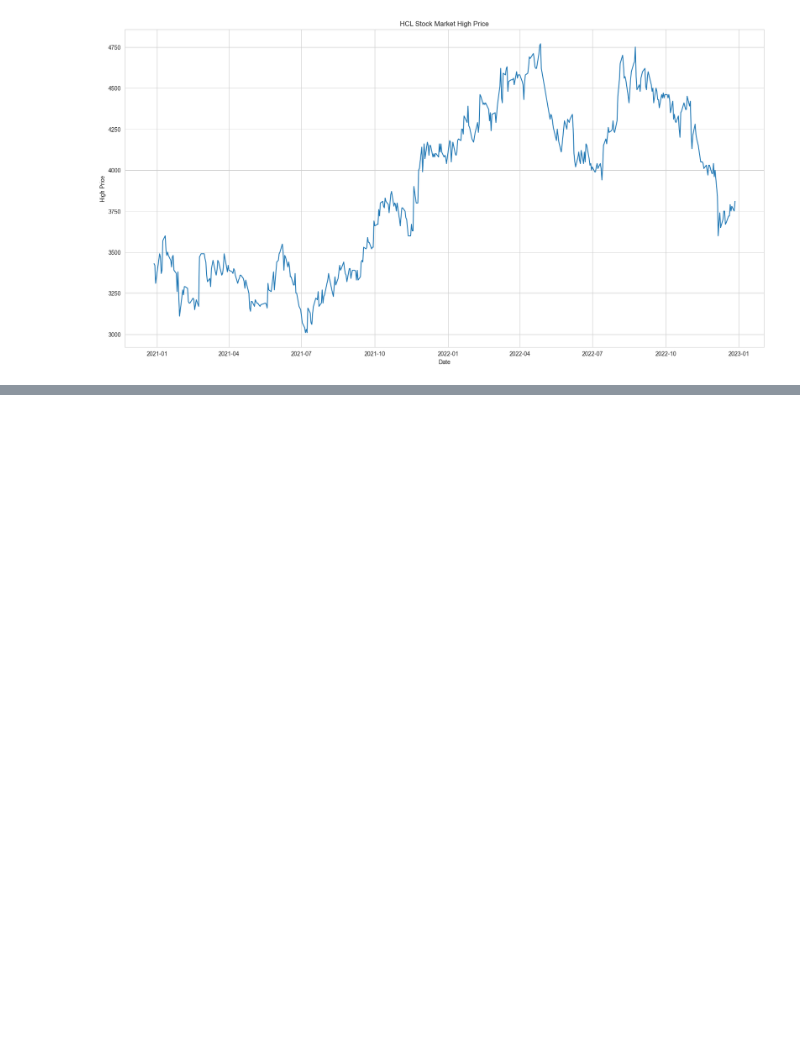
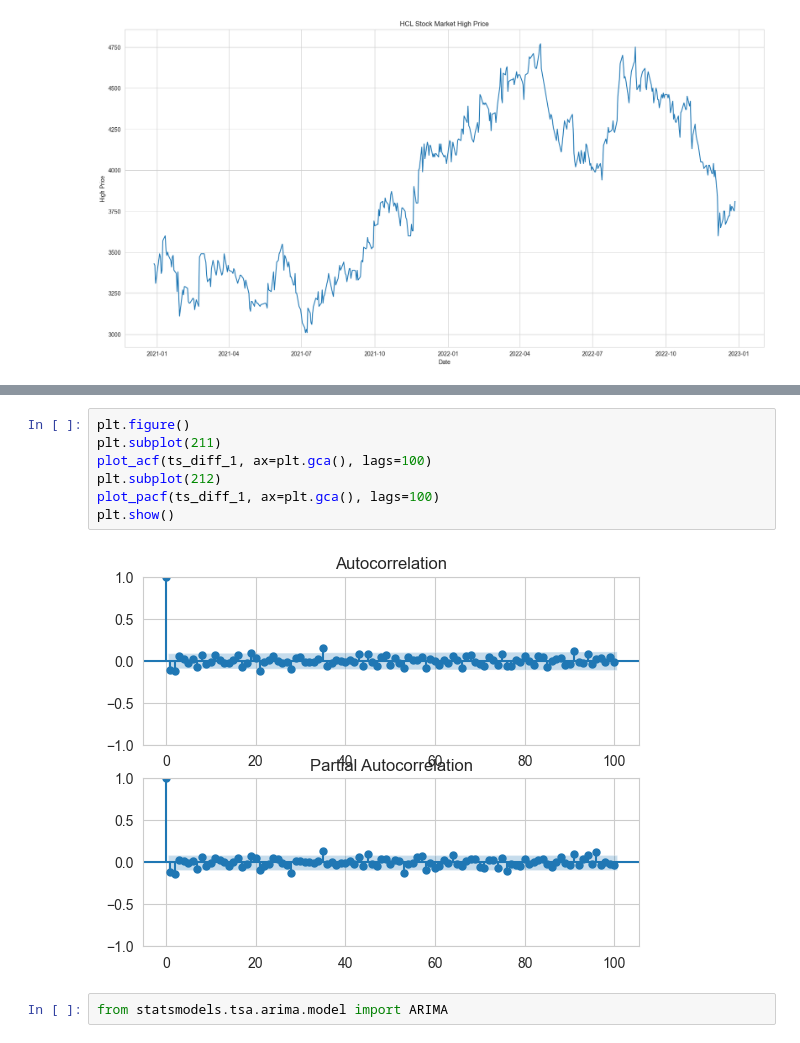
Before and after one commit to nadeap/Telkom-Prediction---ARIMA, a Jupyter notebook: predict.ipynb, the cells around one changed output, grey strips where cells are left out. Saved outputs shown, nothing was run; the diff lists cells and outputs as text; blank space fills up the shorter version.

```diff
--- a/predict.ipynb
+++ b/predict.ipynb
@@ -133,0 +201,11 @@ plt.plot(data['Close'])
+# %%
+plt.figure()
+plt.subplot(211)
+plot_acf(ts_diff_1, ax=plt.gca(), lags=100)
+plt.subplot(212)
+plot_pacf(ts_diff_1, ax=plt.gca(), lags=100)
+plt.show()
+# %% [output]
+[figure, added]
+# %%
+from statsmodels.tsa.arima.model import ARIMA
```
Also changed, not shown: parts of 13 cells of this notebook.
